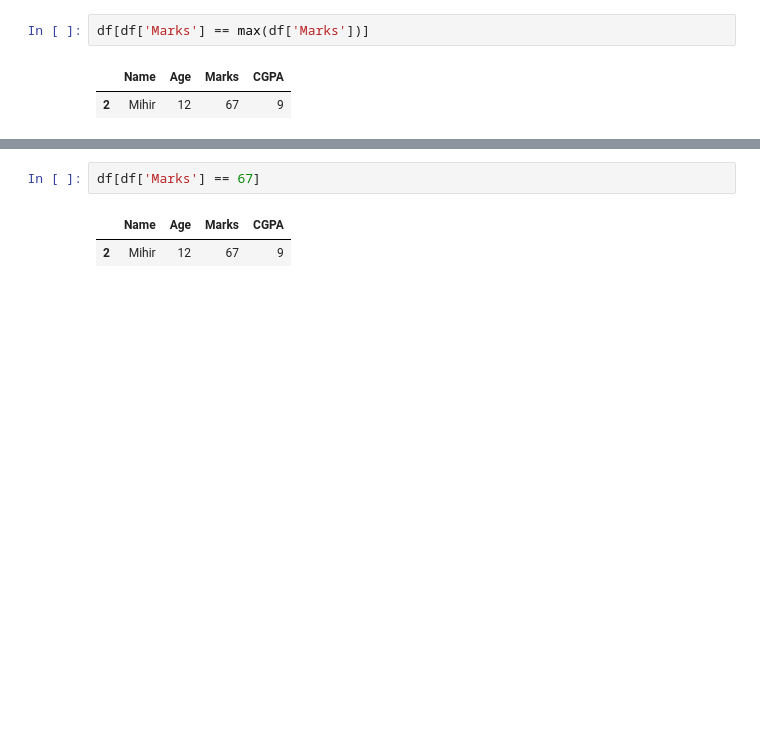
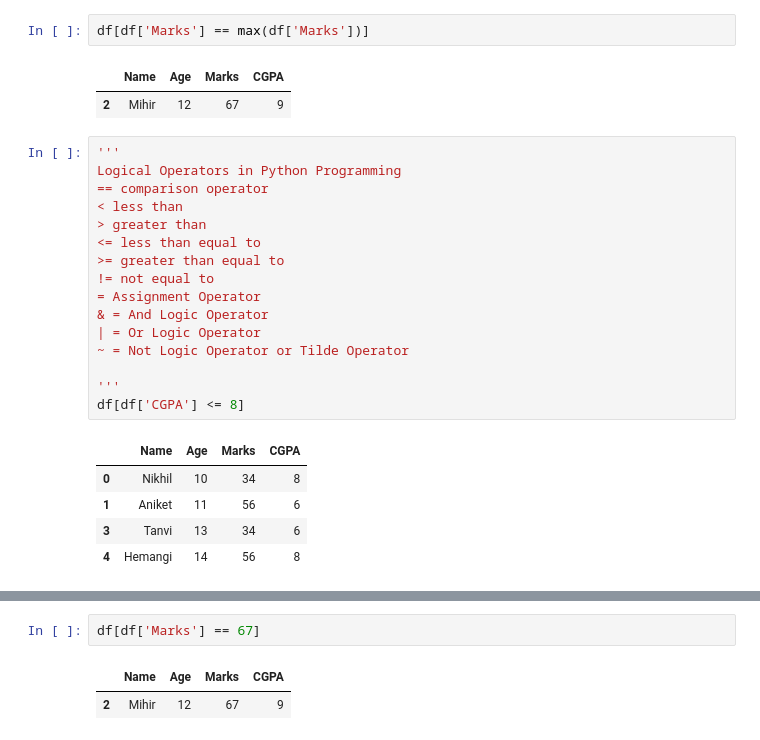
Before and after one commit to NikhilJ2712/Data-Science, a Jupyter notebook: Pandas.ipynb, the cells around one changed output, grey strips where cells are left out. Drawn from its saved outputs; the diff is of its cells as text; blank space fills up the shorter version.

```diff
--- a/Pandas.ipynb
+++ b/Pandas.ipynb
@@ -107,3 +113,25 @@ df[df['Marks'] == max(df['Marks'])]
 # %% [output]
 |  | Name | Age | Marks | CGPA |
 | 2 | Mihir | 12 | 67 | 9 |
+# %%
+'''
+Logical Operators in Python Programming
+== comparison operator
+< less than
+> greater than
+<= less than equal to
+>= greater than equal to
+!= not equal to
+= Assignment Operator
+& = And Logic Operator
+| = Or Logic Operator
+~ = Not Logic Operator or Tilde Operator
+
+'''
+df[df['CGPA'] <= 8]
+# %% [output]
+|  | Name | Age | Marks | CGPA |
+| 0 | Nikhil | 10 | 34 | 8 |
+| 1 | Aniket | 11 | 56 | 6 |
+| 3 | Tanvi | 13 | 34 | 6 |
+| 4 | Hemangi | 14 | 56 | 8 |
```
Also changed, not shown: parts of 4 cells of this notebook.
